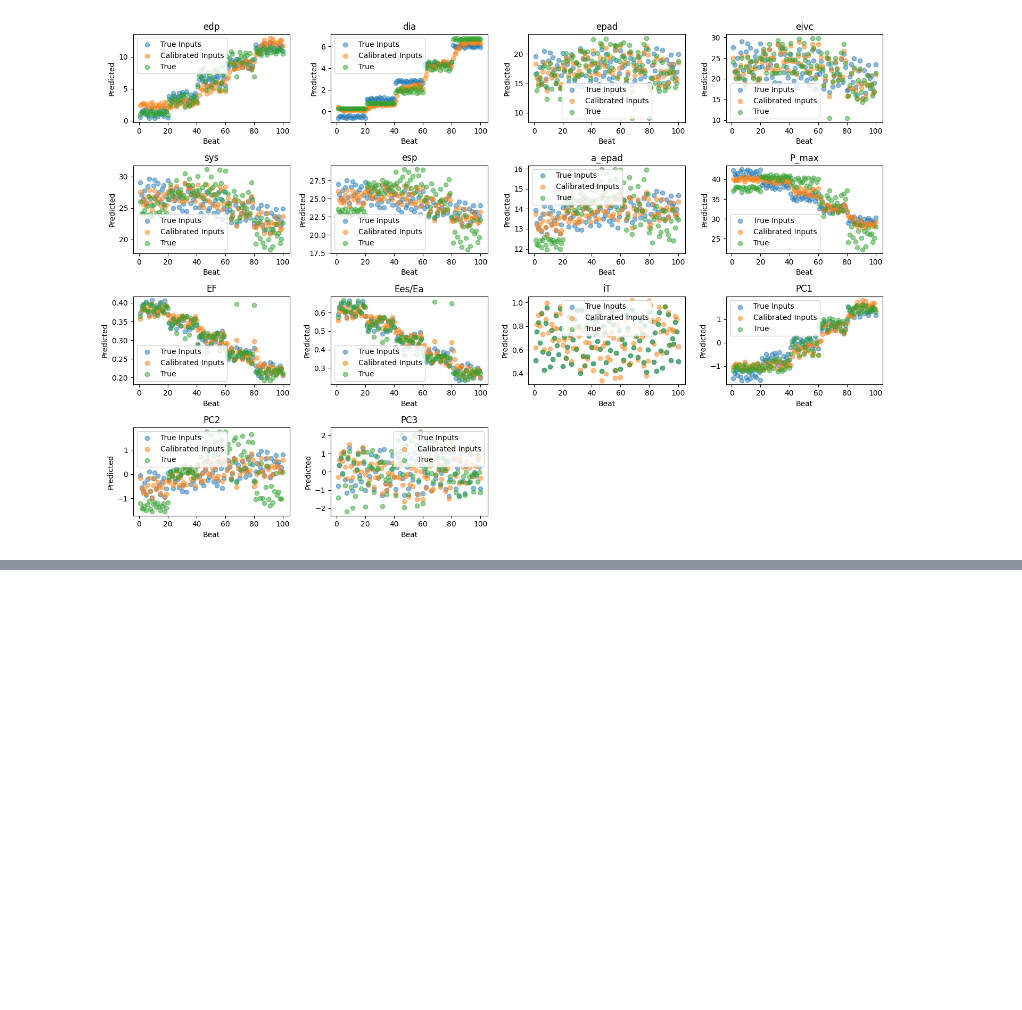
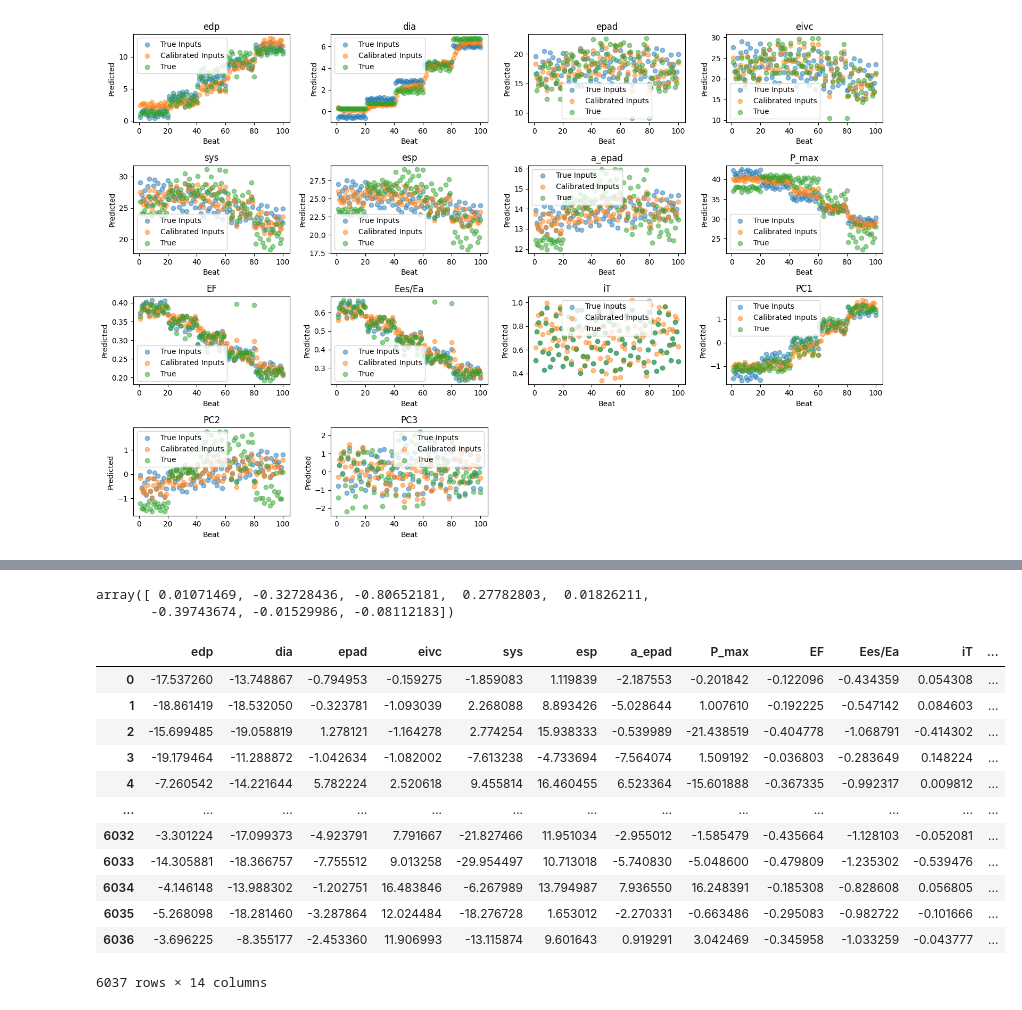
Before and after one commit to alan-turing-institute/cvd-net-pipeline, a Jupyter notebook: notebooks/comparing_emulators.ipynb, the cells around one changed output, grey strips where cells are left out. Drawn from its saved outputs; the diff is of its cells as text; code cells hidden in the pictures; blank space fills up the shorter version.

```diff
--- a/notebooks/comparing_emulators.ipynb
+++ b/notebooks/comparing_emulators.ipynb
@@ -110,0 +202,23 @@ model_error = np.array(emulator_output['RMSE']).reshape(14,1)
+# %%
+eigen = beta_matrix.T @ beta_matrix
+eigenvalues, eigenvectors = np.linalg.eig(eigen)
+eigenvectors[:, -1]
+# %% [output]
+array([ 0.01071469, -0.32728436, -0.80652181,  0.27782803,  0.01826211,
+       -0.39743674, -0.01529986, -0.08112183])
+# %%
+prediction_error_kf_df
+# %% [output]
+|  | edp | dia | epad | eivc | sys | esp | a_epad | P_max | EF | Ees/Ea | iT | ... |
+| 0 | -17.537260 | -13.748867 | -0.794953 | -0.159275 | -1.859083 | 1.119839 | -2.187553 | -0.201842 | -0.122096 | -0.434359 | 0.054308 | ... |
+| 1 | -18.861419 | -18.532050 | -0.323781 | -1.093039 | 2.268088 | 8.893426 | -5.028644 | 1.007610 | -0.192225 | -0.547142 | 0.084603 | ... |
+| 2 | -15.699485 | -19.058819 | 1.278121 | -1.164278 | 2.774254 | 15.938333 | -0.539989 | -21.438519 | -0.404778 | -1.068791 | -0.414302 | ... |
+| 3 | -19.179464 | -11.288872 | -1.042634 | -1.082002 | -7.613238 | -4.733694 | -7.564074 | 1.509192 | -0.036803 | -0.283649 | 0.148224 | ... |
+| 4 | -7.260542 | -14.221644 | 5.782224 | 2.520618 | 9.455814 | 16.460455 | 6.523364 | -15.601888 | -0.367335 | -0.992317 | 0.009812 | ... |
+| ... | ... | ... | ... | ... | ... | ... | ... | ... | ... | ... | ... | ... |
+| 6032 | -3.301224 | -17.099373 | -4.923791 | 7.791667 | -21.827466 | 11.951034 | -2.955012 | -1.585479 | -0.435664 | -1.128103 | -0.052081 | ... |
+| 6033 | -14.305881 | -18.366757 | -7.755512 | 9.013258 | -29.954497 | 10.713018 | -5.740830 | -5.048600 | -0.479809 | -1.235302 | -0.539476 | ... |
+| 6034 | -4.146148 | -13.988302 | -1.202751 | 16.483846 | -6.267989 | 13.794987 | 7.936550 | 16.248391 | -0.185308 | -0.828608 | 0.056805 | ... |
+| 6035 | -5.268098 | -18.281460 | -3.287864 | 12.024484 | -18.276728 | 1.653012 | -2.270331 | -0.663486 | -0.295083 | -0.982722 | -0.101666 | ... |
+| 6036 | -3.696225 | -8.355177 | -2.453360 | 11.906993 | -13.115874 | 9.601643 | 0.919291 | 3.042469 | -0.345958 | -1.033259 | -0.043777 | ... |
+6037 rows × 14 columns
```
Also changed, not shown: parts of 5 cells of this notebook, 7 other files.
